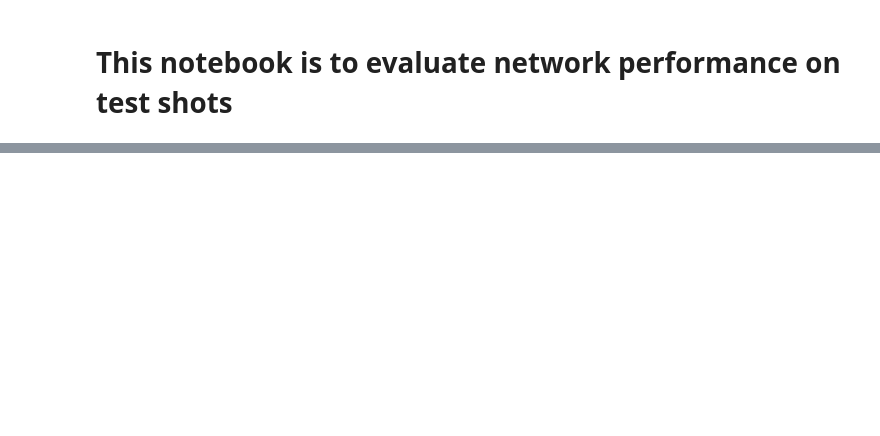
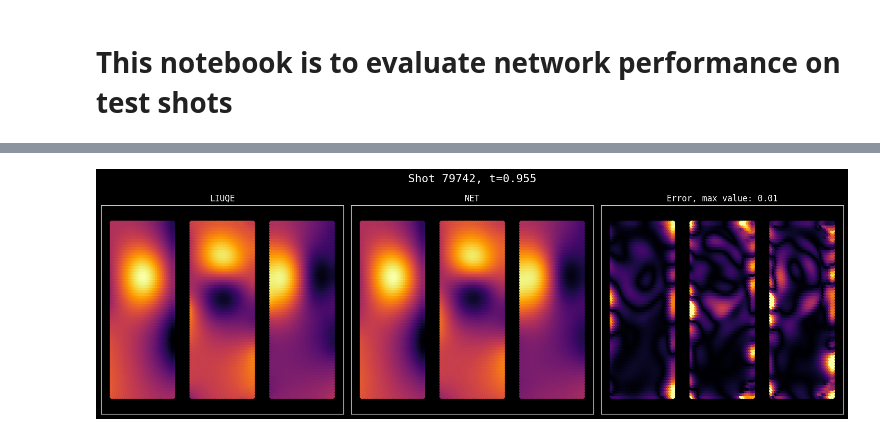
Before and after one commit to matgrand/tcv_eq, a Jupyter notebook: eval_on_test_shots.ipynb, the cells around one changed output, grey strips where cells are left out. Drawn from its saved outputs; the diff is of its cells as text; code cells hidden in the pictures; blank space fills up the shorter version.

```diff
--- a/eval_on_test_shots.ipynb
+++ b/eval_on_test_shots.ipynb
@@ -38,6 +39,6 @@ SHOT_FILES = os.listdir(SHOTS_DIR)
 SHOT_NAMES = [f.split('.')[0] for f in SHOT_FILES if f.endswith('.mat')]
 print(f'Found {len(SHOT_NAMES)} shots: {SHOT_NAMES}')
 
-# speed up, keep only the first 2
-SHOT_NAMES, SHOT_FILES = SHOT_NAMES[:2], SHOT_FILES[:2]
-print(f'Using {len(SHOT_NAMES)} shots: {SHOT_NAMES}')
+# # speed up, keep only the first 2
+# SHOT_NAMES, SHOT_FILES = SHOT_NAMES[:2], SHOT_FILES[:2]
+# print(f'Using {len(SHOT_NAMES)} shots: {SHOT_NAMES}')
@@ -65,89 +111,62 @@ for s, sn in zip(SHOT_FILES, SHOT_NAMES):
     net = loadmat(join(SHOTS_NET_DIR, f'{sn}_net.mat'))
 
     ri = 1000
 
     gFx = gt['Fx']
     gBr = gt['Br']
     gBz = gt['Bz']
 
     nFx = net['Fx']
     nBr = net['Br']
     nBz = net['Bz']
 
     t = gt['t'].flatten()
 
     # range
     mFx, MFx = np.min(gFx, axis=(0, 1)), np.max(gFx, axis=(0, 1))
     mBr, MBr = np.min(gBr), np.max(gBr)
     mBz, MBz = np.min(gBz), np.max(gBz)
     rFx = MFx - mFx
     rBr = MBr - mBr
     rBz = MBz - mBz
-    # percentage error
-    eFx = 100*np.abs(gFx - nFx) / rFx
-    eBr = 100*np.abs(gBr - nBr) / rBr
-    eBz = 100*np.abs(gBz - nBz) / rBz
+    # # percentage error
+    # eFx = 100*np.abs(gFx - nFx) / rFx
+    # eBr = 100*np.abs(gBr - nBr) / rBr
+    # eBz = 100*np.abs(gBz - nBz) / rBz
+    # absolute error
+    eFx = np.abs(gFx - nFx)
+    eBr = np.abs(gBr - nBr)
+    eBz = np.abs(gBz - nBz)
 
-    max_perc_err = 5.0  # max percentage error for colorbar
 
-    plt.figure(figsize=(15, 15))
-    plt.subplot(3, 3, 1)
-    plot_vessel()
+    # max_err_val = 5.0  # max percentage error for colorbar
+    max_err_val = .01  # max percentage error for colorbar
+    δr = 0.7
+
+    plt.figure(figsize=(15, 5))
+    plt.subplot(1, 3, 1) # plot the ground truth
     sc1 = plt.scatter(rr, zz, c=gFx[..., ri], vmin=mFx[ri], vmax=MFx[ri], cmap=CM_R)
-    plt.title('LIUQUE Fx')
-    plt.axis('equal'), plt.grid(False)
-    plt.colorbar(sc1)
-    plt.subplot(3, 3, 2)
-    plot_vessel()
+    sc4 = plt.scatter(rr+δr, zz, c=gBr[..., ri], vmin=mBr, vmax=MBr, cmap=CM_R)
+    sc7 = plt.scatter(rr+2*δr, zz, c=gBz[..., ri], vmin=mBz, vmax=MBz, cmap=CM_R)
+    plt.title('LIUQE')
+    plt.axis('equal'), plt.grid(False), plt.xticks([]), plt.yticks([])
+
+    plt.subplot(1, 3, 2) # plot the network output
     sc2 = plt.scatter(rr, zz, c=nFx[..., ri], vmin=mFx[ri], vmax=MFx[ri], cmap=CM_R)
-    plt.title('Net Fx')
-    plt.axis('equal'), plt.grid(False)
-    plt.colorbar(sc2)
-    plt.subplot(3, 3, 3)
-    plot_vessel()
-    sc3 = plt.scatter(rr, zz, c=eFx[..., ri], vmin=0, vmax=max_perc_err, cmap=CM)
-    plt.title('Error % Fx')
-    plt.axis('equal'), plt.grid(False)
-    plt.colorbar(sc3)
+    sc5 = plt.scatter(rr+δr, zz, c=nBr[..., ri], vmin=mBr, vmax=MBr, cmap=CM_R)
+    sc8 = plt.scatter(rr+2*δr, zz, c=nBz[..., ri], vmin=mBz, vmax=MBz, cmap=CM_R)
+    plt.title('NET')
+    plt.axis('equal'), plt.grid(False), plt.xticks([]), plt.yticks([])
 
-    plt.subplot(3, 3, 4)
-    plot_vessel()
-    sc4 = plt.scatter(rr, zz, c=gBr[..., ri], vmin=mBr, vmax=MBr, cmap=CM_R)
-    plt.title('LIUQUE Br')
-    plt.axis('equal'), plt.grid(False)
-    plt.colorbar(sc4)
-    plt.subplot(3, 3, 5)
-    plot_vessel()
-    sc5 = plt.scatter(rr, zz, c=nBr[..., ri], vmin=mBr, vmax=MBr, cmap=CM_R)
-    plt.title('Net Br')
-    plt.axis('equal'), plt.grid(False)
-    plt.colorbar(sc5)
-    plt.subplot(3, 3, 6)
-    plot_vessel()
-    sc6 = plt.scatter(rr, zz, c=eBr[..., ri], vmin=0, vmax=max_perc_err, cmap=CM)
-    plt.title('Error % Br')
-    plt.axis('equal'), plt.grid(False)
-    plt.colorbar(sc6)
-
-    plt.subplot(3, 3, 7)
-    plot_vessel()
-    sc7 = plt.scatter(rr, zz, c=gBz[..., ri], vmin=mBz, vmax=MBz, cmap=CM_R)
-    plt.title('LIUQUE Bz')
-    plt.axis('equal'), plt.grid(False)
-    plt.colorbar(sc7)
-    plt.subplot(3, 3, 8)
-    plot_vessel()
-    sc8 = plt.scatter(rr, zz, c=nBz[..., ri], vmin=mBz, vmax=MBz, cmap=CM_R)
-    plt.title('Net Bz')
-    plt.axis('equal'), plt.grid(False)
-    plt.colorbar(sc8)
-    plt.subplot(3, 3, 9)
-    plot_vessel()
-    sc9 = plt.scatter(rr, zz, c=eBz[..., ri], vmin=0, vmax=max_perc_err, cmap=CM)
-    plt.title('Error % Bz')
-    plt.axis('equal'), plt.grid(False)
-    plt.colorbar(sc9)
+    plt.subplot(1, 3, 3) # plot the error
+    sc3 = plt.scatter(rr, zz, c=eFx[..., ri], vmin=0, vmax=max_err_val, cmap=CM)
+    sc6 = plt.scatter(rr+δr, zz, c=eBr[..., ri], vmin=0, vmax=max_err_val, cmap=CM)
+    sc9 = plt.scatter(rr+2*δr, zz, c=eBz[..., ri], vmin=0, vmax=max_err_val, cmap=CM)
+    plt.axis('equal'), plt.grid(False), plt.xticks([]), plt.yticks([])
+    plt.title(f'Error, max value: {max_err_val:.2f}')
 
     plt.suptitle(f'Shot {sn}, t={t[ri]:.3f}', fontsize=16)
     plt.tight_layout()
     plt.show()
+# %% [output]
+[figure, added]
```
Also changed, not shown: parts of 8 cells of this notebook, 2 other files.
